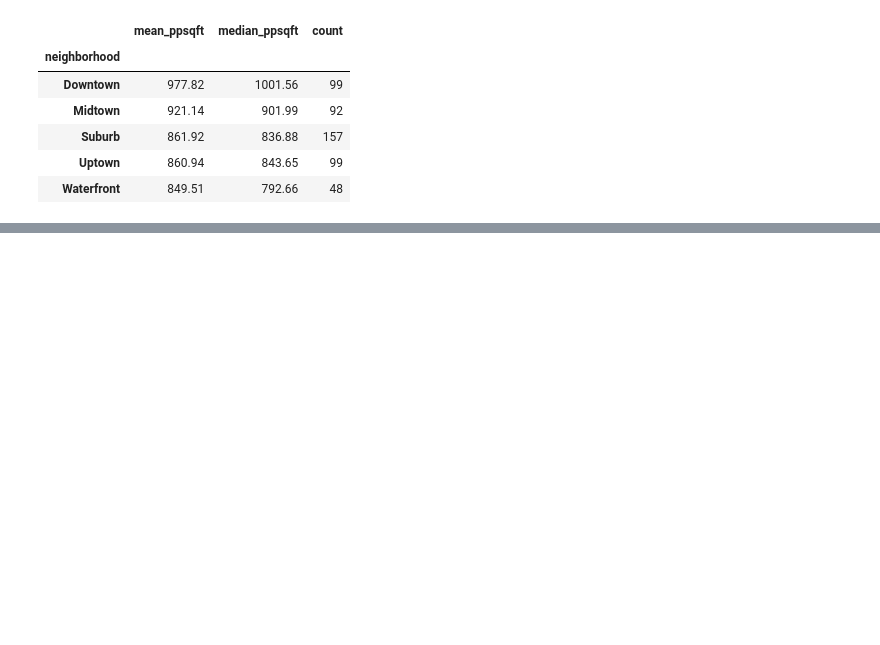
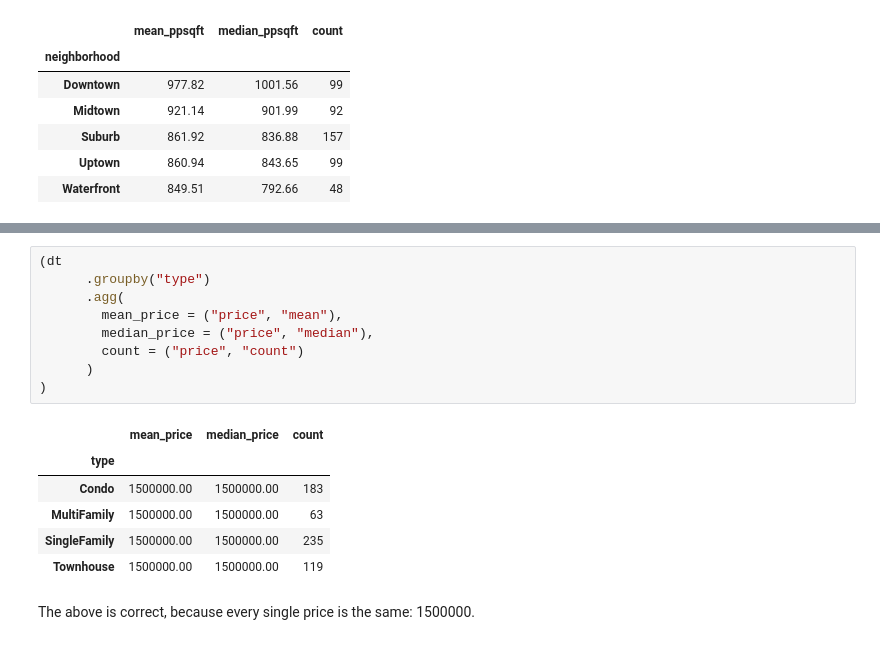
Before and after one commit to Alissa-Ouspen/data201_alissa, a Jupyter notebook: week2/Wk_2_Assign_Alissa.ipynb, the cells around one changed output, grey strips where cells are left out. Saved outputs shown, nothing was run; the diff lists cells and outputs as text; blank space fills up the shorter version.

```diff
--- a/week2/Wk_2_Assign_Alissa.ipynb
+++ b/week2/Wk_2_Assign_Alissa.ipynb
@@ -64,0 +119,18 @@ ds
+# %%
+(dt
+      .groupby("type")
+      .agg(
+        mean_price = ("price", "mean"),
+        median_price = ("price", "median"),
+        count = ("price", "count")
+      )
+)
+# %% [output]
+|  | mean_price | median_price | count |
+| type |  |  |  |
+| Condo | 1500000.00 | 1500000.00 | 183 |
+| MultiFamily | 1500000.00 | 1500000.00 | 63 |
+| SingleFamily | 1500000.00 | 1500000.00 | 235 |
+| Townhouse | 1500000.00 | 1500000.00 | 119 |
+# %% [markdown]
+The above is correct, because every single price is the same:  1500000.
```
Also changed, not shown: parts of 7 cells of this notebook.
